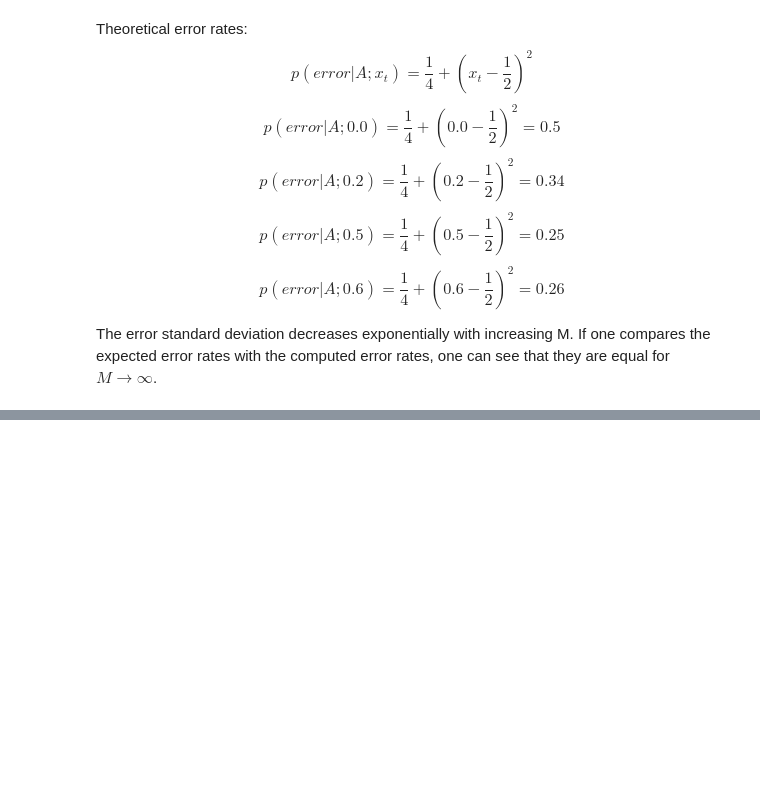
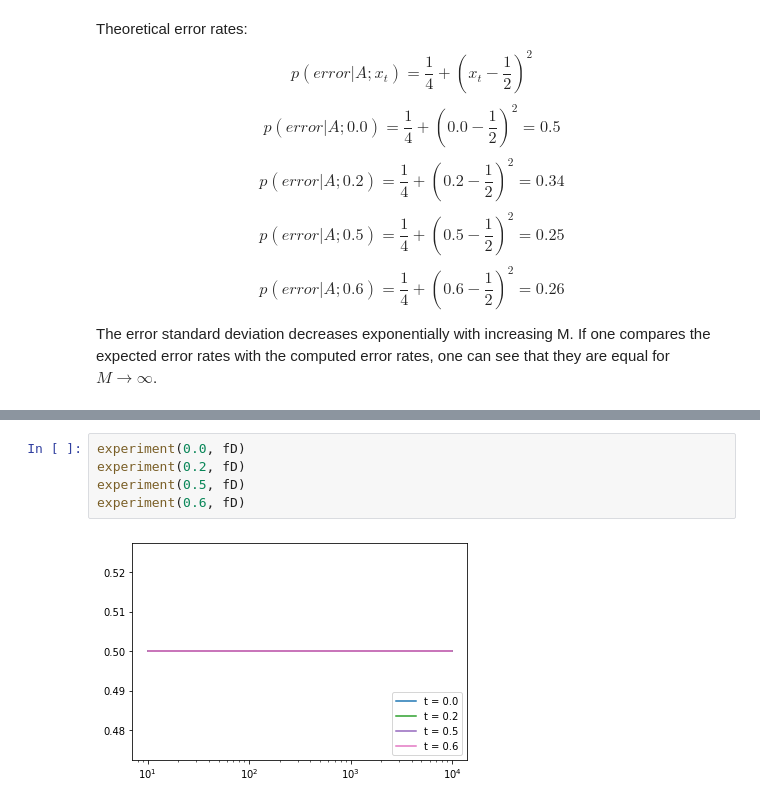
Before and after one commit to J-Gann/FML, a Jupyter notebook: ex01.ipynb, the cells around one changed output, grey strips where cells are left out. Saved outputs shown, nothing was run; the diff lists cells and outputs as text; blank space fills up the shorter version.

```diff
--- a/ex01.ipynb
+++ b/ex01.ipynb
@@ -136,0 +154,7 @@ If one compares the expected error rates with the computed error rates, one can
+# %%
+experiment(0.0, fD)
+experiment(0.2, fD)
+experiment(0.5, fD)
+experiment(0.6, fD)
+# %% [output]
+[figure, added]
```
Also changed, not shown: parts of 8 cells of this notebook.
